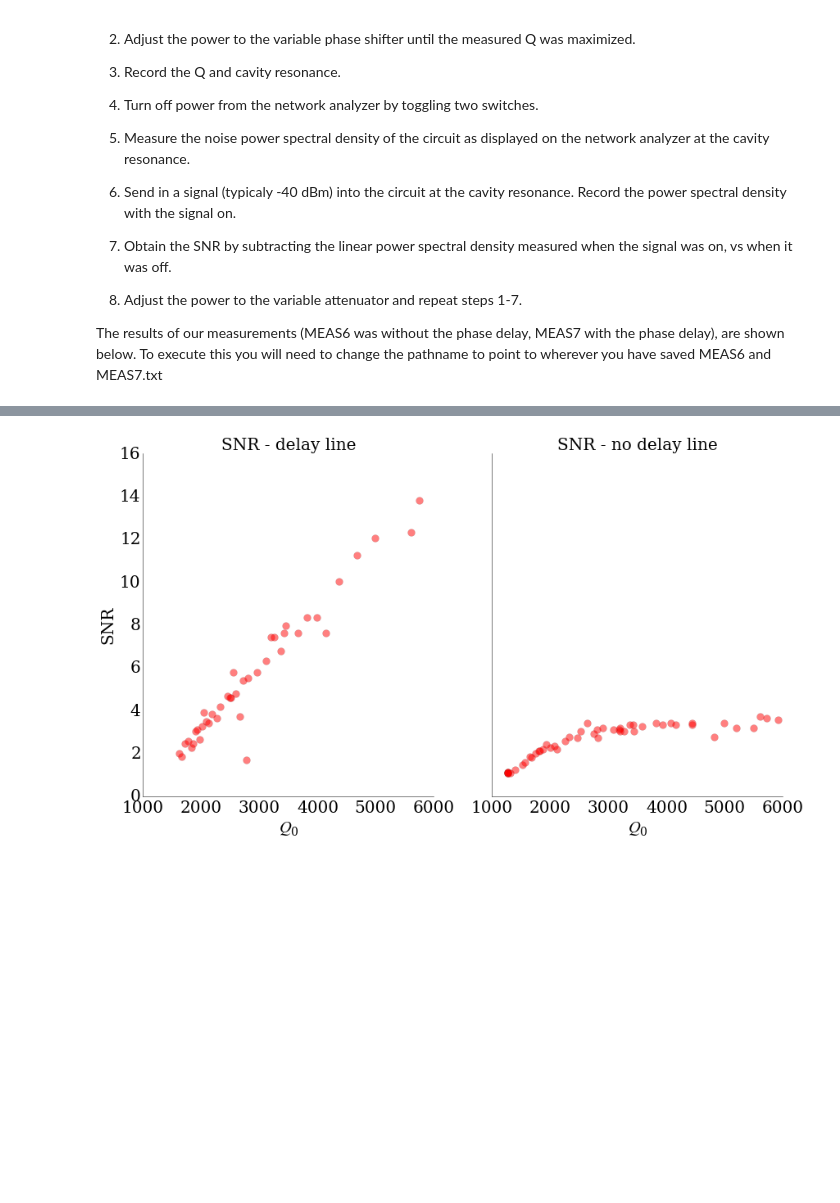
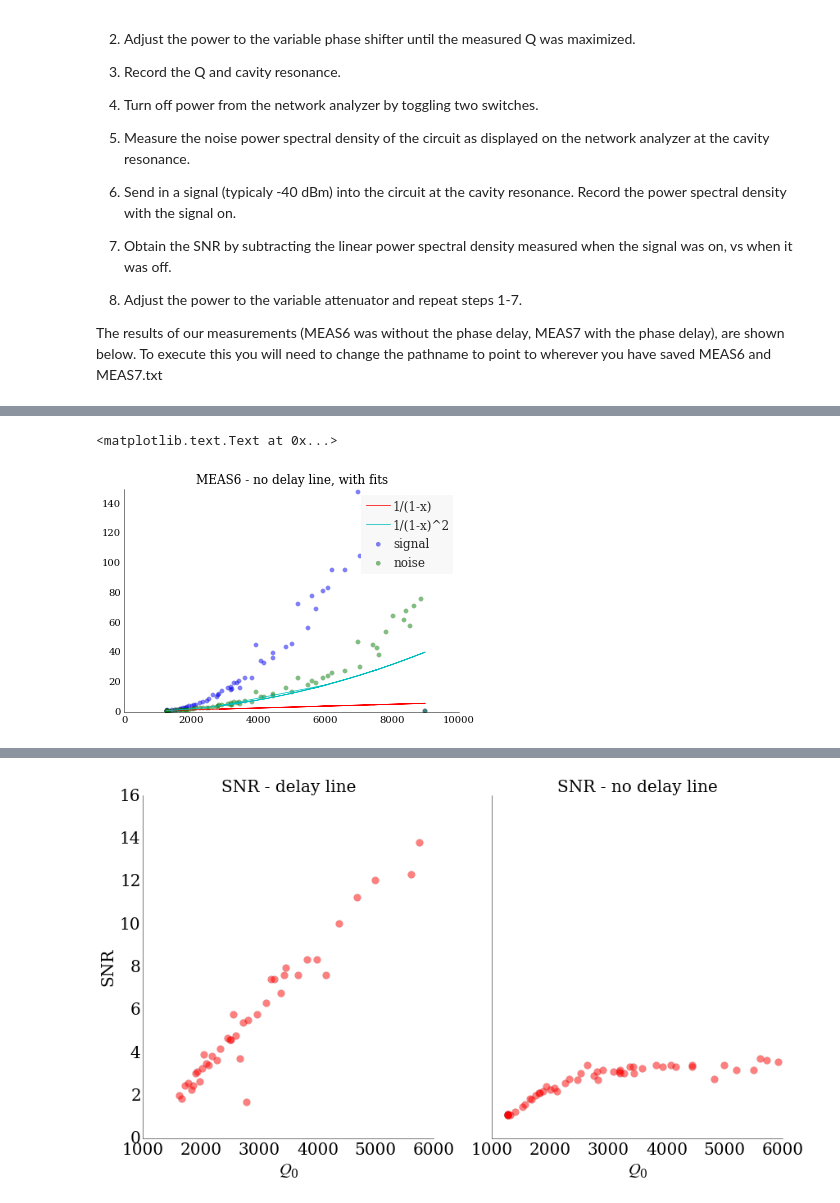
Before and after one commit to atmalagon/activeresonator, a Jupyter notebook: ipython_notebooks/Active_Resonator_Calculations.ipynb, the cells around one changed output, grey strips where cells are left out. Cells and saved outputs as stored; diff of their text form; code cells hidden in the pictures; blank space fills up the shorter version.

```diff
--- a/ipython_notebooks/Active_Resonator_Calculations.ipynb
+++ b/ipython_notebooks/Active_Resonator_Calculations.ipynb
@@ -317,0 +322,24 @@ fig.savefig('summary_plots.png')
+# %%
+fig, ax = plt.subplots(1)
+data = np.genfromtxt('/Users/ana/admxactiveresonator/measurements/MEAS6.txt')
+Voltage_6 = data[:,0]
+Q_6 = data[:, 3]
+N = data[:,4]
+S = data[:, 5]
+Nl_6 = [10**((n+104)/10.) for n in N]
+Sl_6 = [10**((s+104)/10.) for s in S]
+SNR_6 = [s/n for s, n in zip(Sl_6, Nl_6)]
+fit = [Nl_6[0]*q/Q_6[0] for q in Q_6]
+fit_sq = [Nl_6[0]*(q/Q_6[0])**2 for q in Q_6]
+
+ppl.scatter(ax, Q_6, Sl_6, label='signal')
+ppl.scatter(ax, Q_6, Nl_6, label='noise')
+ppl.plot(ax, Q_6, fit, label='1/(1-x)')
+ppl.plot(ax, Q_6, fit_sq, label='1/(1-x)^2')
+ax.set_ylim([0, 150])
+ppl.legend(ax)
+ax.set_title('MEAS6 - no delay line, with fits')
+#mpld3.display()
+# %% [output]
+<matplotlib.text.Text at 0x...>
+[figure, added]
```
Also changed, not shown: parts of 3 cells of this notebook, 25 other files.
